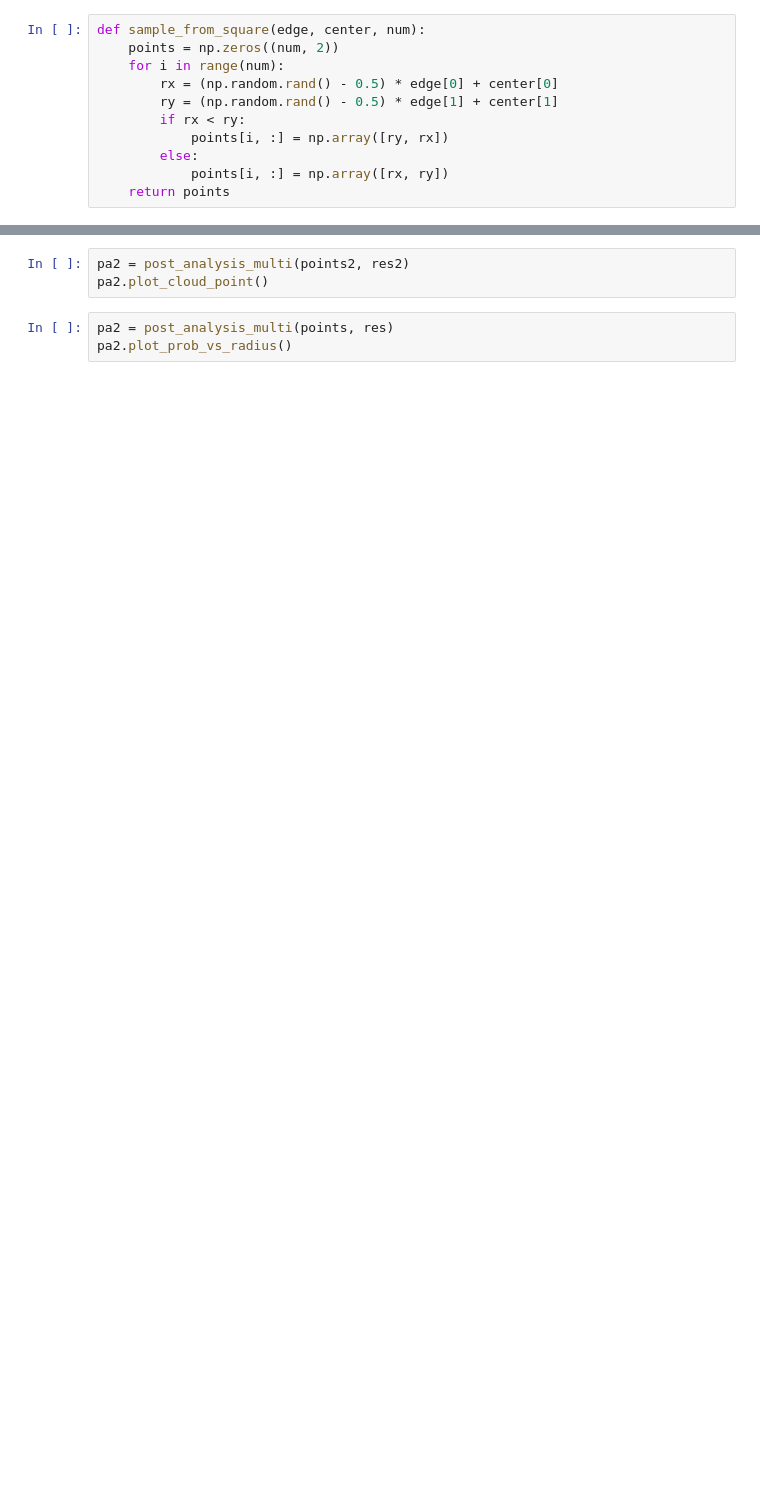
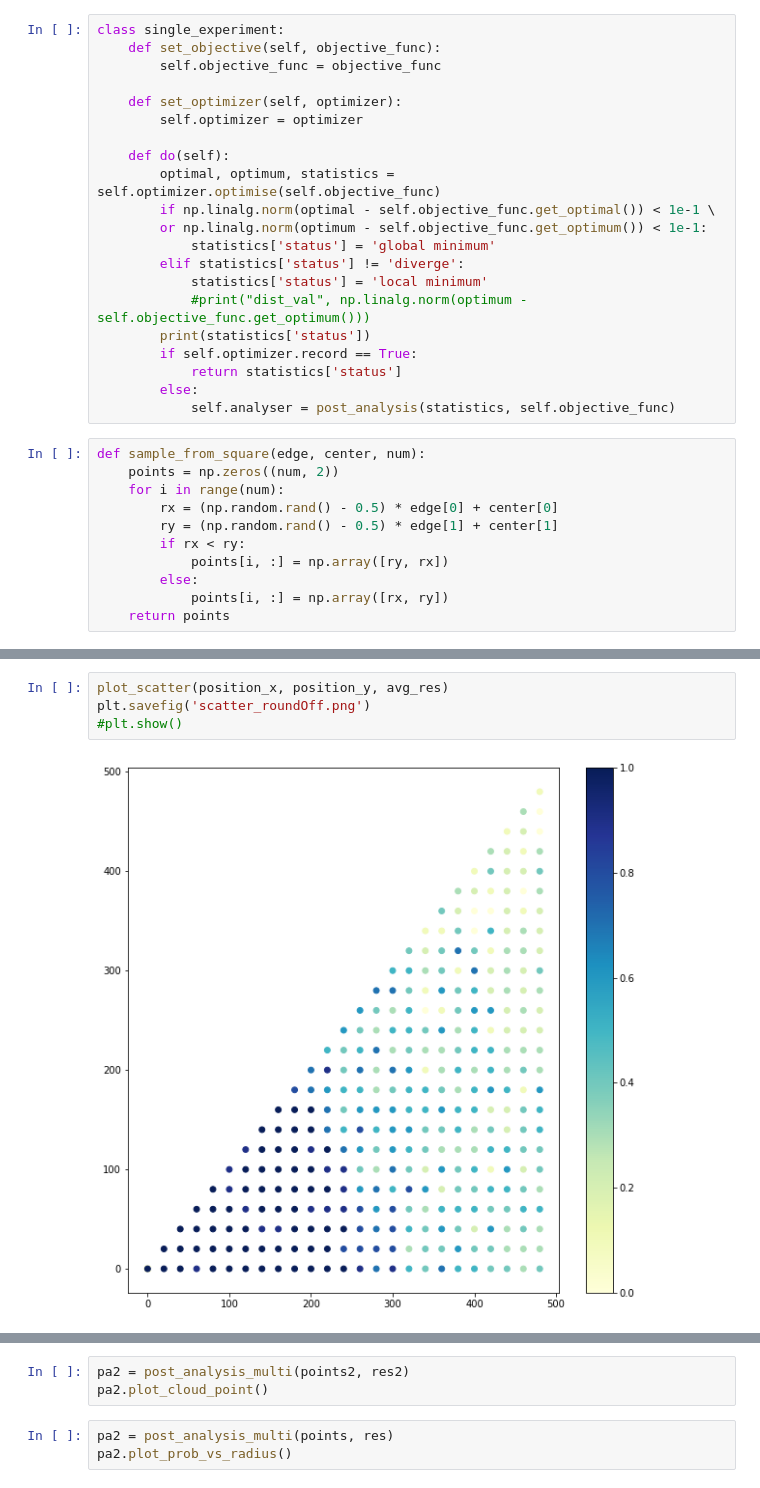
Before and after one commit to huajian1069/non-convex-optimisation, a Jupyter notebook: library/draft.ipynb, the cells around one changed output, grey strips where cells are left out. Drawn from its saved outputs; the diff is of its cells as text; blank space fills up the shorter version.

Commit message:
finish the draft of multi expriments: computation, visualisation

```diff
--- a/library/draft.ipynb
+++ b/library/draft.ipynb
@@ -117,3 +230,24 @@ Wall time: 247 µs
+# %%
+class single_experiment:
+    def set_objective(self, objective_func):
+        self.objective_func = objective_func
+
+    def set_optimizer(self, optimizer):
+        self.optimizer = optimizer
+
+    def do(self):
+        optimal, optimum, statistics = self.optimizer.optimise(self.objective_func)
+        if np.linalg.norm(optimal - self.objective_func.get_optimal()) < 1e-1 \
+        or np.linalg.norm(optimum - self.objective_func.get_optimum()) < 1e-1:
+            statistics['status'] = 'global minimum'
+        elif statistics['status'] != 'diverge':
+            statistics['status'] = 'local minimum'
+            #print("dist_val", np.linalg.norm(optimum - self.objective_func.get_optimum()))
+        print(statistics['status'])
+        if self.optimizer.record == True:
+            return statistics['status']
+        else:
+            self.analyser = post_analysis(statistics, self.objective_func)
 # %%
 def sample_from_square(edge, center, num):
     points = np.zeros((num, 2))
@@ -127,0 +364,6 @@ def sample_from_square(edge, center, num):
+# %%
+plot_scatter(position_x, position_y, avg_res)
+plt.savefig('scatter_roundOff.png')
+#plt.show()
+# %% [output]
+[figure, added]
```
Also changed, not shown: parts of 14 cells of this notebook, 4 other files.
